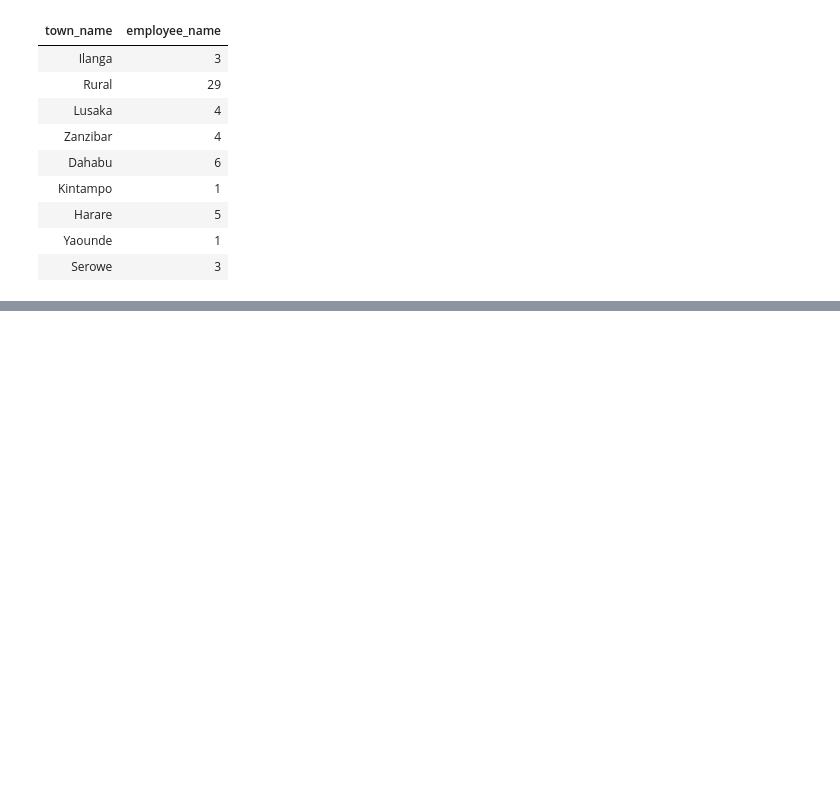
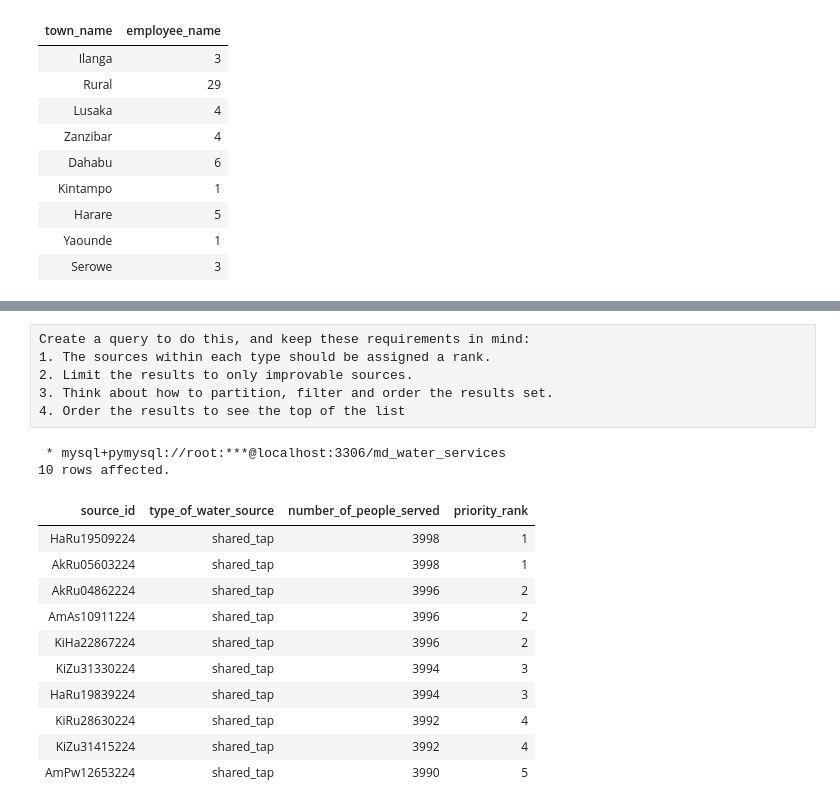
Before and after one commit to BettyJelagat/MAJI-NDOGO-PROJECT-PART-1, a Jupyter notebook: Majindogo_part2B.ipynb, the cells around one changed output, grey strips where cells are left out. Drawn from its saved outputs; the diff is of its cells as text; code cells hidden in the pictures; blank space fills up the shorter version.

```diff
--- a/Majindogo_part2B.ipynb
+++ b/Majindogo_part2B.ipynb
@@ -253,0 +524,29 @@ LIMIT 3;
+# %% [raw]
+Create a query to do this, and keep these requirements in mind:
+1. The sources within each type should be assigned a rank.
+2. Limit the results to only improvable sources.
+3. Think about how to partition, filter and order the results set.
+4. Order the results to see the top of the list
+# %%
+%%sql
+SELECT source_id, type_of_water_source,population_served AS number_of_people_served,
+DENSE_RANK() OVER (ORDER BY population_served DESC) AS priority_rank
+FROM(SELECT source_id, type_of_water_source,SUM(number_of_people_served) AS population_served
+FROM water_source
+GROUP BY source_id, type_of_water_source) AS ranked_sources
+ORDER BY priority_rank
+LIMIT 10;
+# %% [output]
+ * mysql+pymysql://root:***@localhost:3306/md_water_services
+10 rows affected.
+| source_id | type_of_water_source | number_of_people_served | priority_rank |
+| HaRu19509224 | shared_tap | 3998 | 1 |
+| AkRu05603224 | shared_tap | 3998 | 1 |
+| AkRu04862224 | shared_tap | 3996 | 2 |
+| AmAs10911224 | shared_tap | 3996 | 2 |
+| KiHa22867224 | shared_tap | 3996 | 2 |
+| KiZu31330224 | shared_tap | 3994 | 3 |
+| HaRu19839224 | shared_tap | 3994 | 3 |
+| KiRu28630224 | shared_tap | 3992 | 4 |
+| KiZu31415224 | shared_tap | 3992 | 4 |
+| AmPw12653224 | shared_tap | 3990 | 5 |
```
Also changed, not shown: parts of 53 cells of this notebook.
